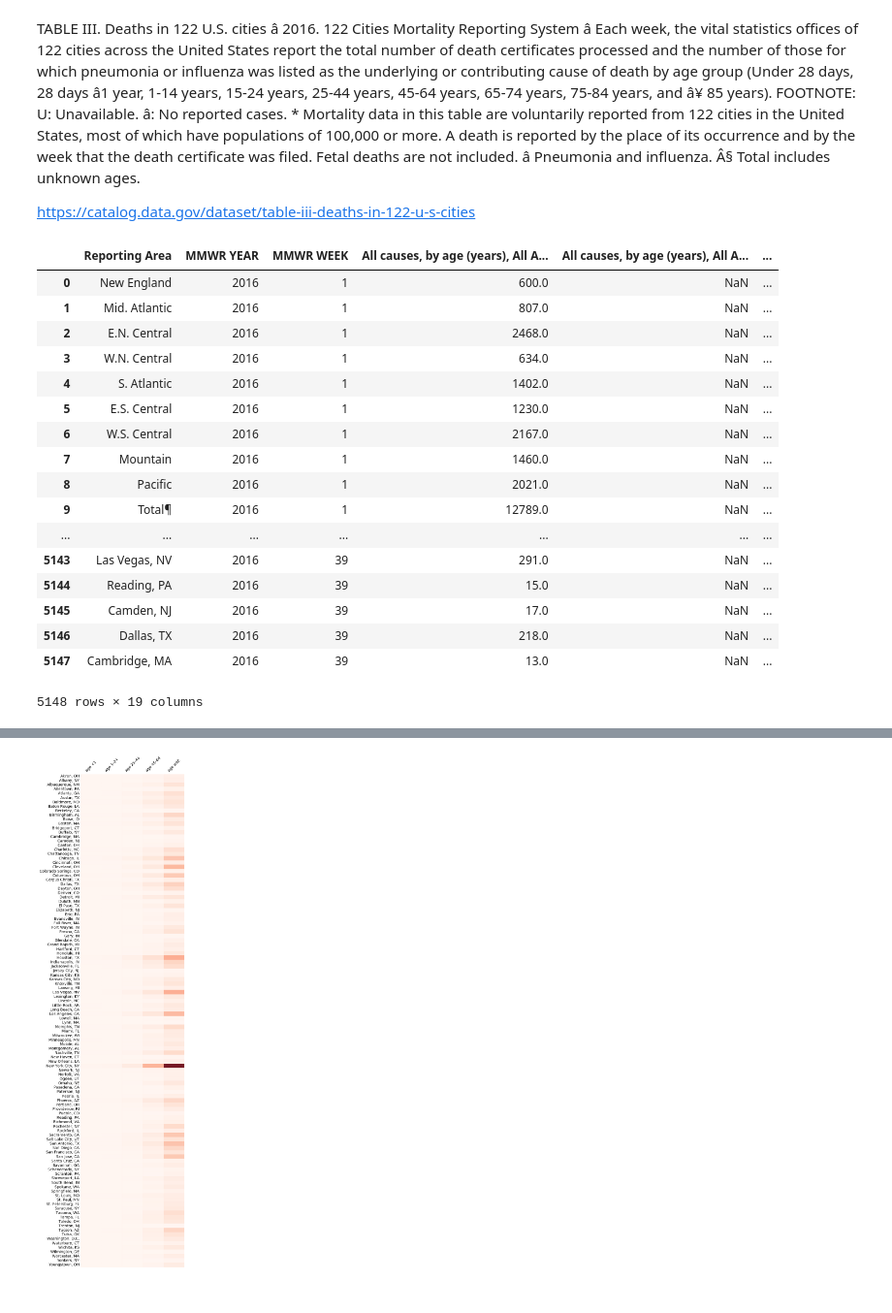
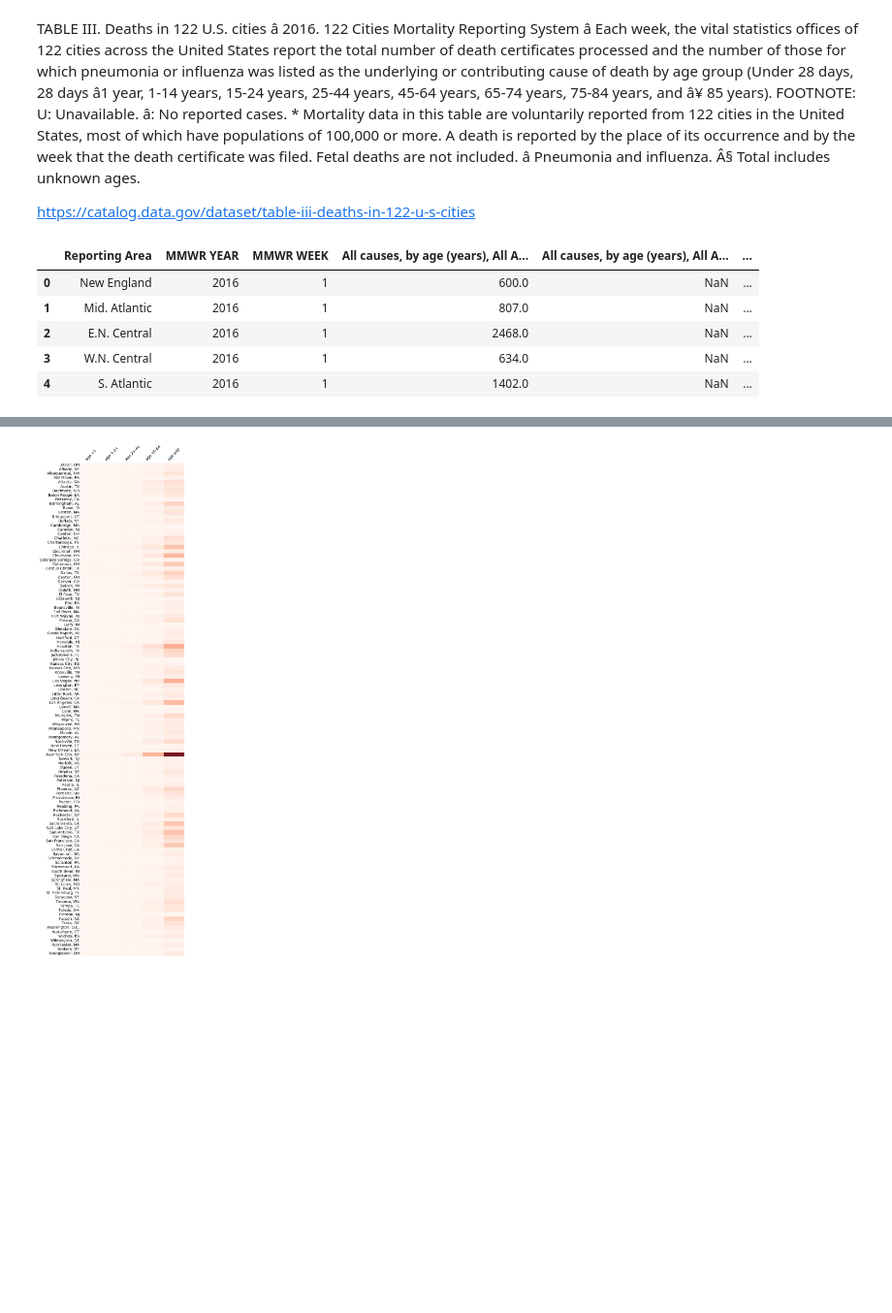
Before and after one commit to snghiem/random_analytics, a Jupyter notebook: Mortality-in-122-US-cities.ipynb, the cells around one changed output, grey strips where cells are left out. Shown at 97% size. Cells and saved outputs as stored; diff of their text form; code cells hidden in the pictures; blank space fills up the shorter version.

Commit message:
only show .head(), not the whole data frame

```diff
--- a/Mortality-in-122-US-cities.ipynb
+++ b/Mortality-in-122-US-cities.ipynb
@@ -12,26 +12,14 @@
 
 https://catalog.data.gov/dataset/table-iii-deaths-in-122-u-s-cities
 # %%
-df
+df.head()
 # %% [output]
 |  | Reporting Area | MMWR YEAR | MMWR WEEK | All causes, by age (years), All A... | All causes, by age (years), All A... | ... |
 | 0 | New England | 2016 | 1 | 600.0 | NaN | ... |
 | 1 | Mid. Atlantic | 2016 | 1 | 807.0 | NaN | ... |
 | 2 | E.N. Central | 2016 | 1 | 2468.0 | NaN | ... |
 | 3 | W.N. Central | 2016 | 1 | 634.0 | NaN | ... |
 | 4 | S. Atlantic | 2016 | 1 | 1402.0 | NaN | ... |
-| 5 | E.S. Central | 2016 | 1 | 1230.0 | NaN | ... |
-| 6 | W.S. Central | 2016 | 1 | 2167.0 | NaN | ... |
-| 7 | Mountain | 2016 | 1 | 1460.0 | NaN | ... |
-| 8 | Pacific | 2016 | 1 | 2021.0 | NaN | ... |
-| 9 | Total¶ | 2016 | 1 | 12789.0 | NaN | ... |
-| ... | ... | ... | ... | ... | ... | ... |
-| 5143 | Las Vegas, NV | 2016 | 39 | 291.0 | NaN | ... |
-| 5144 | Reading, PA | 2016 | 39 | 15.0 | NaN | ... |
-| 5145 | Camden, NJ | 2016 | 39 | 17.0 | NaN | ... |
-| 5146 | Dallas, TX | 2016 | 39 | 218.0 | NaN | ... |
-| 5147 | Cambridge, MA | 2016 | 39 | 13.0 | NaN | ... |
-5148 rows × 19 columns
 # %%
 df_total = df.groupby('Reporting Area').sum()
 df_total.head()
```
